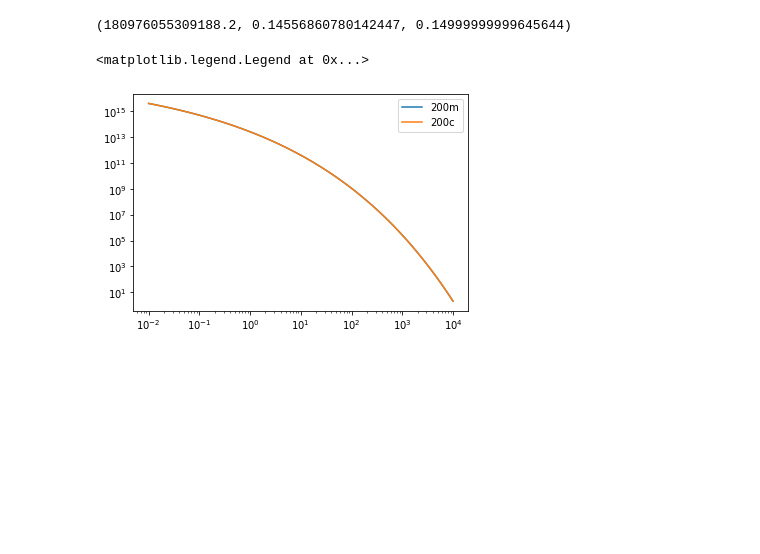
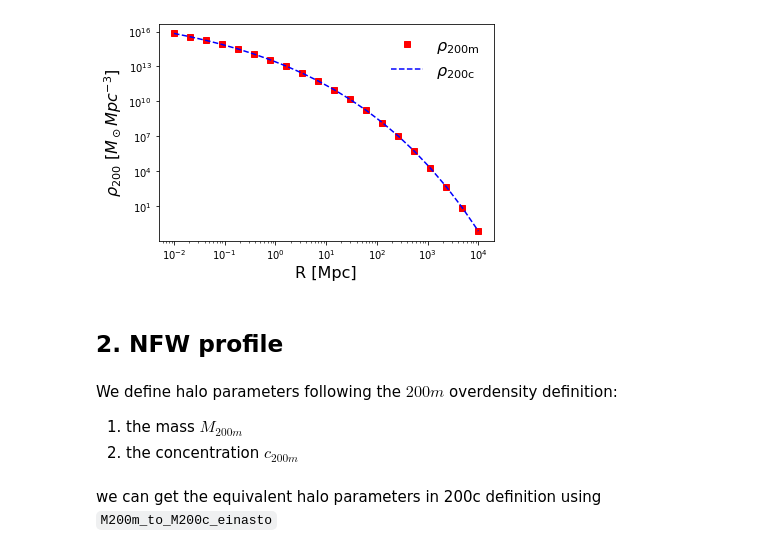
Before and after one commit to payerne/DC2Analysis, a Jupyter notebook: Example_M200m_M200c_conversion.ipynb, the cells around one changed output. Cells and saved outputs as stored; diff of their text form; code cells hidden in the pictures; blank space fills up the shorter version.

```diff
--- a/Example_M200m_M200c_conversion.ipynb
+++ b/Example_M200m_M200c_conversion.ipynb
@@ -14,2 +56,5 @@ cosmo = FlatLambdaCDM(H0=71.0, Om0=0.265, Ob0 = 0.0448)
+# %%
+cl_200m = ein.Modeling(M200m, c200m, alpha200m, cluster_z, 'mean', cosmo_astropy)
+cl_200c = ein.Modeling(M200c, c200c, alpha200c, cluster_z, 'critical', cosmo_astropy)
 # %%
-r = np.logspace(-2,5,100)
+r = np.logspace(-2,4,20)
@@ -18,19 +61,19 @@ M200c, c200c, alpha200c = utils.M200m_to_M200c_einasto(M200m, c200m, alpha200m,
-# %%
-M200c, c200c, alpha200c
-# %% [output]
-(180976055309188.2, 0.14556860780142447, 0.14999999999645644)
-# %%
-cl_200m = ein.Modeling(M200m, c200m, alpha200m, z, 'mean', cosmo)
-cl_200c = ein.Modeling(M200c, c200c, alpha200c, z, 'critical', cosmo)
-# %%
-r = np.logspace(-2,4,100)
 # %%
 rho_200m = cl_200m.density(r)
 rho_200c = cl_200c.density(r)
-# %%
-plt.loglog(r, rho_200m, label = '200m')
-plt.loglog(r, rho_200c, label = '200c')
-plt.legend()
-# %% [output]
-<matplotlib.legend.Legend at 0x...>
-[figure, removed]
+# %%
+plt.figure(figsize = (6,4))
+plt.loglog(r, rho_200m, 'sr', label = r'$\rho_{\rm 200m}$')
+plt.loglog(r, rho_200c, '--b', label = r'$\rho_{\rm 200c}$')
+plt.xlabel('R [Mpc]', fontsize = 16)
+plt.ylabel(r'$\rho_{\rm 200} \ [M_\odot Mpc^{-3}]$', fontsize = 16)
+plt.legend(fontsize = 16, frameon = False)
+plt.show()
+# %% [output]
+[figure, added]
+# %% [markdown]
+## 2. NFW profile
+# %% [markdown]
+We define halo parameters following the $200m$ overdensity definition:
+1. the mass $M_{200m}$
+2. the concentration $c_{200m}$
@@ -36,0 +83,2 @@ plt.legend()
+# %% [markdown]
+we can get the equivalent halo parameters in 200c definition using `M200m_to_M200c_einasto`
```
Also changed, not shown: parts of 19 cells of this notebook, 2 other files.
